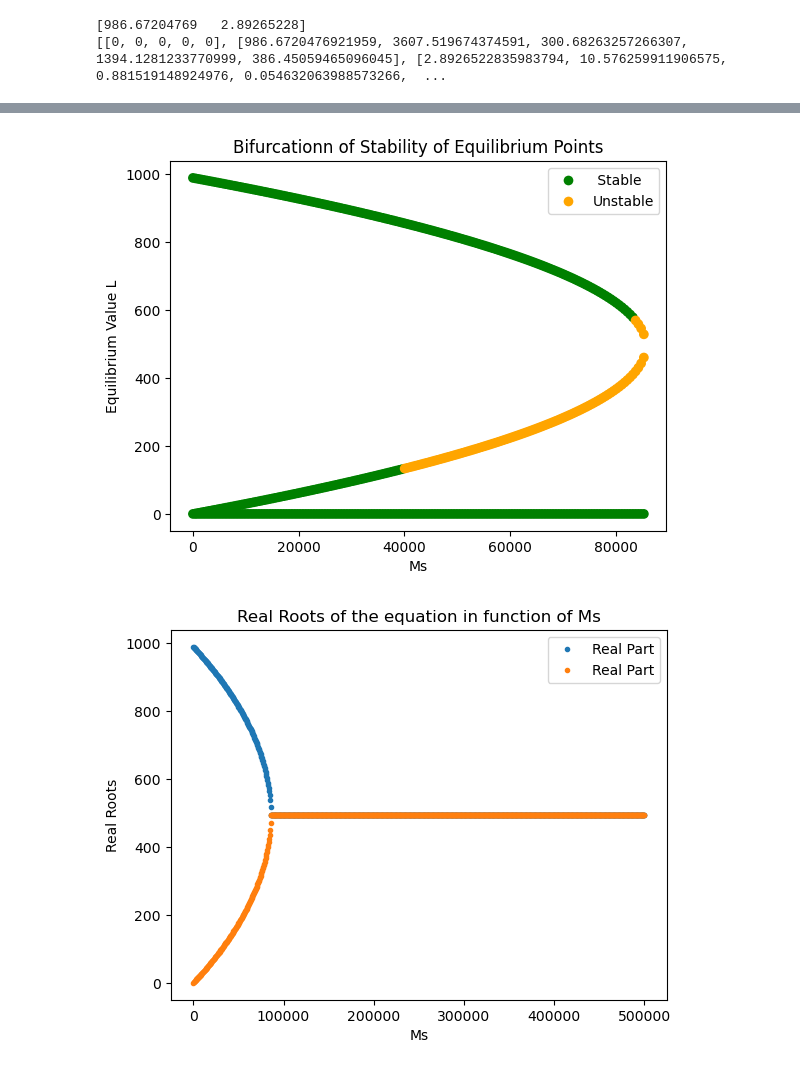
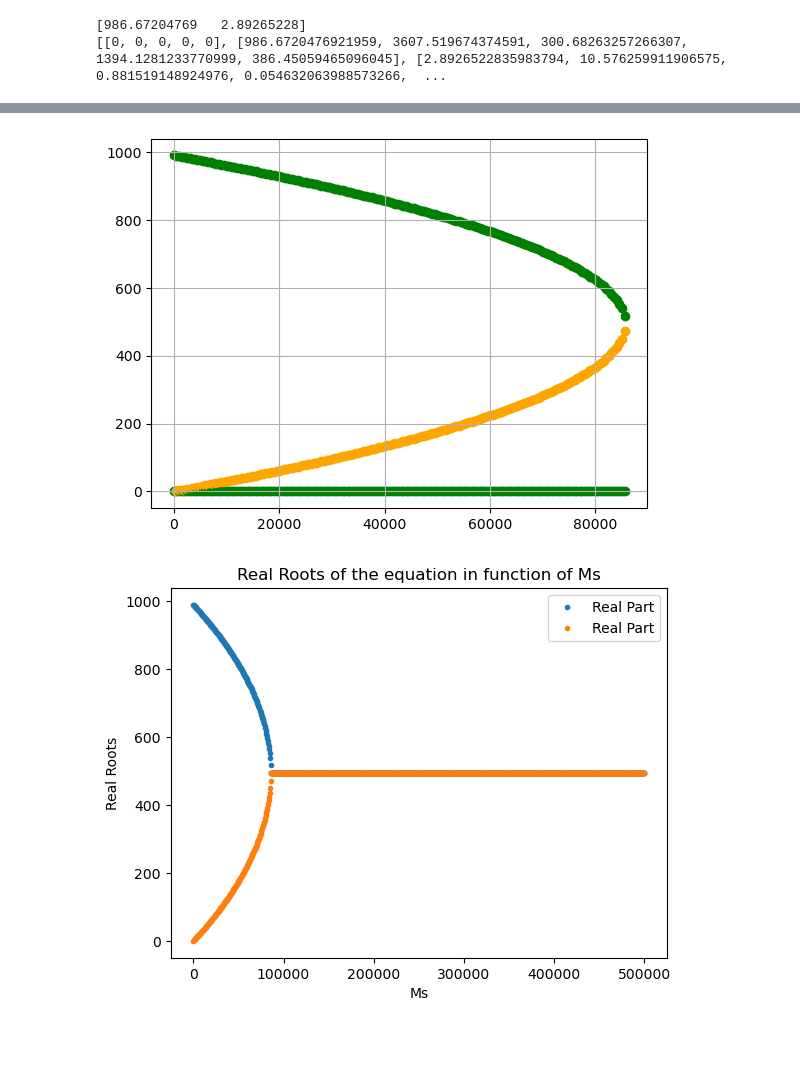
Before and after one commit to m2cci-belkhayt/Controlling-D.suzukii-population-using-mathematical-modeling-and-SIT-with-Females-and-Males-release, a Jupyter notebook: TEST.ipynb, the cells around one changed output, grey strips where cells are left out. Cells and saved outputs as stored; diff of their text form; code cells hidden in the pictures; blank space fills up the shorter version.

```diff
--- a/TEST.ipynb
+++ b/TEST.ipynb
@@ -98,12 +89,13 @@ delta = 0.1
 eta0 = ((1 - m) * vL * vF * b) / (uF * (uL + vL))  # Number of baseline descendants
 
 # Generate Ms values
-Ms_values = np.linspace(0, 520000, 1000)
+Ms_values = np.linspace(0, 500000, 1000)
 Ms_value = []
 l_values = []
 stable_points = []
 unstable_points = []
 solution=[]
+colors=[]
 # Calculate the roots for each Ms value
 for Ms in Ms_values:
     term1 = -(eta0 / K)
@@ -115,29 +107,49 @@ for Ms in Ms_values:
 
     if len(real_roots) == 0:
         break  # Exit the loop if there are no real roots
+    if Ms == 0:
+        l = np.zeros(2)
+        if real_roots[0]<real_roots[1]:
+            l[0] = real_roots[0]
+            l[1] = real_roots[1]
+
+        else:
+            l = real_roots
+        Ms_value.append(Ms)
+        Ms_value.append(Ms)
+        colors.append('green')
+        colors.append('green')
+        l=np.array(l)
+        l_values.append(l)
     else:
-        if Ms == 0:
-            l = np.zeros(2)
-            l = real_roots
-        else:
-            l = np.zeros(3)
-            l[0] = 0
+        l = np.zeros(3)
+        if real_roots[0]<real_roots[1]:
             l[1] = real_roots[0]
             l[2] = real_roots[1]
-        #print(l)
+        else:
+            l[1] = real_roots[1]
+            l[2] = real_roots[0]
+        Ms_value.append(Ms)
+        Ms_value.append(Ms)
+        Ms_value.append(Ms)
+        colors.append('green')
+        colors.append('orange')
+        colors.append('green')
+        l=np.array(l)
+        l_values.append(l)
+
         for i in l:
             if i == 0:
                 solution.append([0, 0, 0, 0, 0])
-                Ms_value.append(Ms)
+
             else:
                 M = m * vL * i / uM
                 F = (uL + vL) * i / (b * (1 - i / K))
                 S = (Ms * (uF + delta)) / (M * (uF + delta)) * F
                 V = (uF + delta) / (vF) * ((M + Ms) / M) * F
                 solution.append([i, M, V, F, S])
-                Ms_value.append(Ms)
         #print(solution)
-
+l_values=np.concatenate(l_values)
 # Associate roots with equilibrium points and determine stability
 L, M, V, F, S = symbols('L M V F S')
 # Define the equations
@@ -154,36 +166,23 @@ eqMat = sm.Matrix([L_dot, M_dot, V_dot, F_dot, S_dot])
 Mat = sm.Matrix([L, M, V, F, S])
 jacMat = eqMat.jacobian(Mat)
 
-colors = []
-for eq in solution:
+#for eq in solution:
     # Substitute equilibrium values into the Jacobian matrix and obtain eigenvalues
-    eqmat = np.array(jacMat.subs([(L, eq[0]), (M, eq[1]), (V, eq[2]), (F, eq[3]), (S, eq[4])])).astype(np.float64)
-    eigenValues, eigenVectors = linalg.eig(eqmat)
+    #eqmat = np.array(jacMat.subs([(L, eq[0]), (M, eq[1]), (V, eq[2]), (F, eq[3]), (S, eq[4])])).astype(np.float64)
+    #eigenValues, eigenVectors = linalg.eig(eqmat)
+
+    #print('-------------------------------------------')
+    #print("The real parts of the eigenvalues for the fixed point (%s, %s, %s, %s, %s) are:" % (eq[0], eq[1], eq[2], eq[3], eq[4]), eigenValues.real)
 
     # Check the sign of the real parts
-    if all([d < 0 for d in eigenValues.real]):
-        colors.append('green')  # Stable point
-    else:
-        colors.append('orange')  # Unstable point
+    #if all([d < 0 for d in eigenValues.real]):
+        #print("This fixed point is a sink, and the equilibrium is stable.")
+    #else:
+        #print("This fixed point is a source, and the equilibrium is unstable.")
+for i in range(len(colors)):
+    plt.scatter(Ms_value[i], l_values[i], color=colors[i])
+plt.grid()
+print(len(colors))
 print(len(Ms_value))
-print(len(Ms_values))
-print(len(solution))
-# Plotting
-plt.scatter(Ms_value, [eq[0] for eq in solution], c=colors)
-plt.xlabel('Ms')
-plt.ylabel('Equilibrium Value L')
-plt.title('Bifurcationn of Stability of Equilibrium Points')
-
-unique_colors = np.unique(colors)
-labels = [' Stable', 'Unstable'] + ['Color {}'.format(i+1) for i in range(len(unique_colors))]
-
-# Create a list of handles for each color
-handles = [plt.Line2D([0], [0], marker='o', color='w', markerfacecolor=color, markersize=8) for color in unique_colors]
-
-# Pass the handles and labels to plt.legend()
-plt.legend(handles, labels)
-name= 'bifurcation of the males release complex model'
-plt.savefig(output_fold+'\\'+name+'.png', dpi=300)
-
-plt.show()
+print(len(l_values))
 # %% [output]
@@ -193,4 +192,4 @@ plt.show()
-[figure, old version]
+[figure, new version]
 # %%
 import numpy as np
 import matplotlib.pyplot as plt
```
Also changed, not shown: parts of 5 cells of this notebook, 4 other files.
